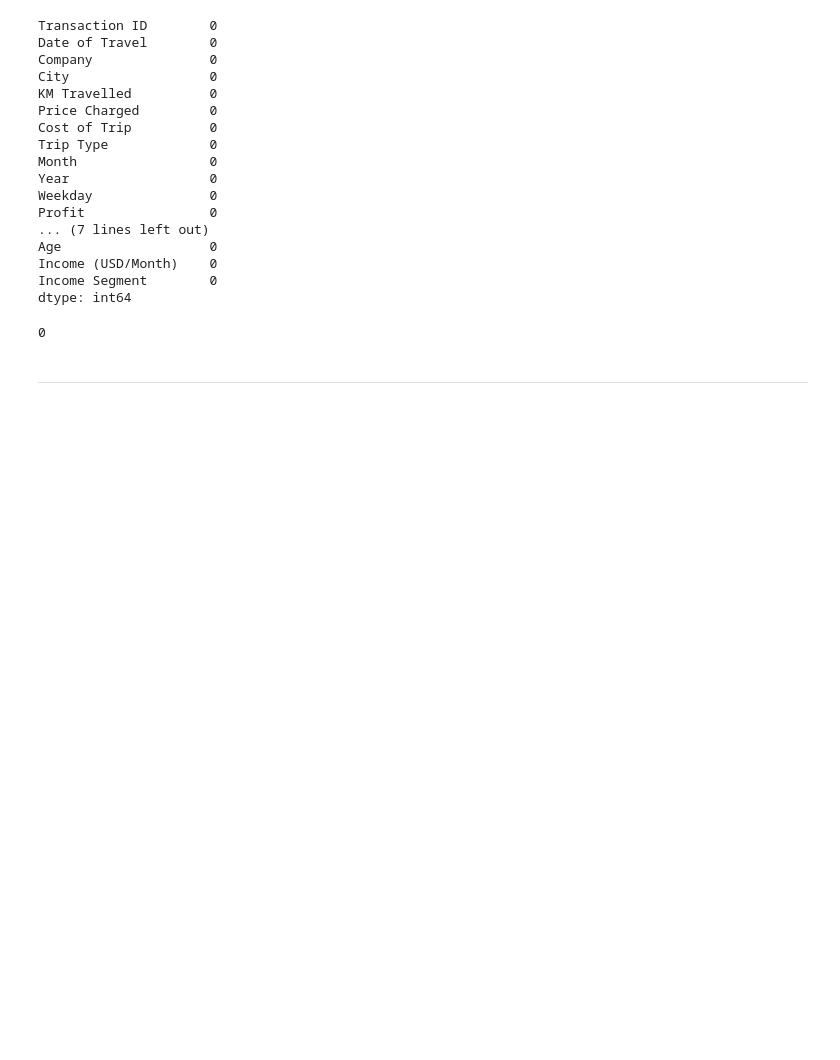
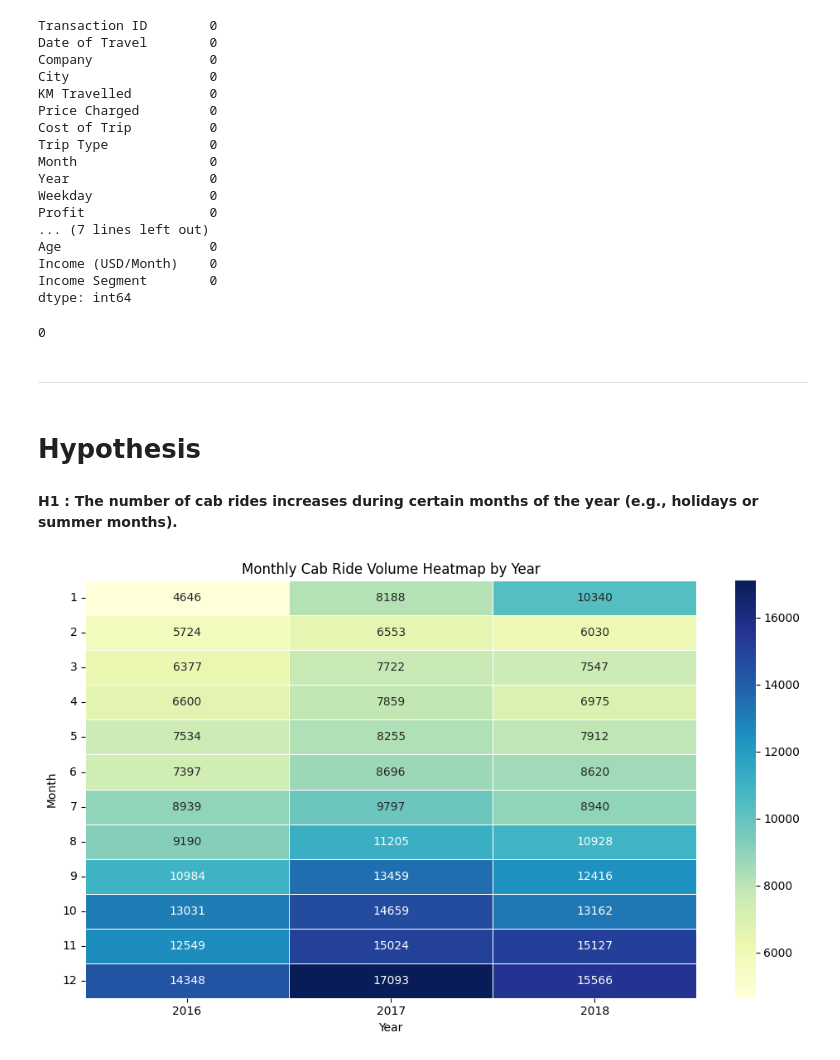
Before and after one commit to AvirukthGT/DataGlacier, a Jupyter notebook: Week2/eda-cab-analysis.ipynb, the cells around one changed output. Saved outputs shown, nothing was run; the diff lists cells and outputs as text; code cells hidden in the pictures; blank space fills up the shorter version.

Commit message:
Hypothesiis

```diff
--- a/Week2/eda-cab-analysis.ipynb
+++ b/Week2/eda-cab-analysis.ipynb
@@ -637,3 +637,24 @@ cab_df.duplicated().sum()
 0
 # %% [markdown]
 ----
+# %% [markdown]
+# Hypothesis
+# %% [markdown]
+__H1 :  The number of cab rides increases during certain months of the year (e.g., holidays or summer months).__
+# %%
+seasonal_usage = cab_df.groupby(['Year', 'Month'])['Transaction ID'].count().reset_index()
+seasonal_usage.rename(columns={'Transaction ID': 'Total Rides'}, inplace=True)
+# %%
+pivot_monthly = seasonal_usage.pivot(index='Month', columns='Year', values='Total Rides')
+# %%
+plt.figure(figsize=(10, 6))
+sns.heatmap(pivot_monthly, annot=True, fmt="g", cmap="YlGnBu", linewidths=0.5)
+
+plt.title('Monthly Cab Ride Volume Heatmap by Year')
+plt.xlabel('Year')
+plt.ylabel('Month')
+plt.yticks(rotation=0)
+plt.tight_layout()
+plt.show()
+# %% [output]
+[figure, added]
```
Also changed, not shown: parts of 23 cells of this notebook.
